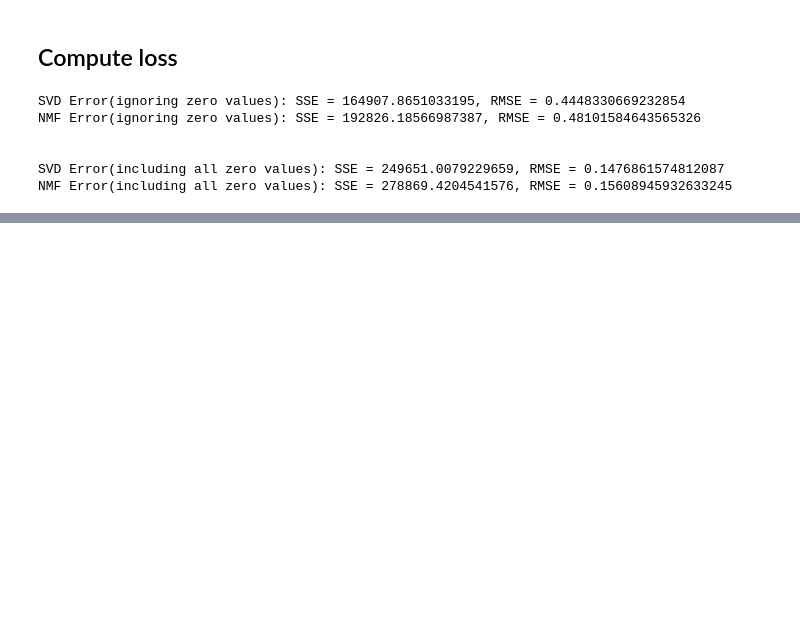
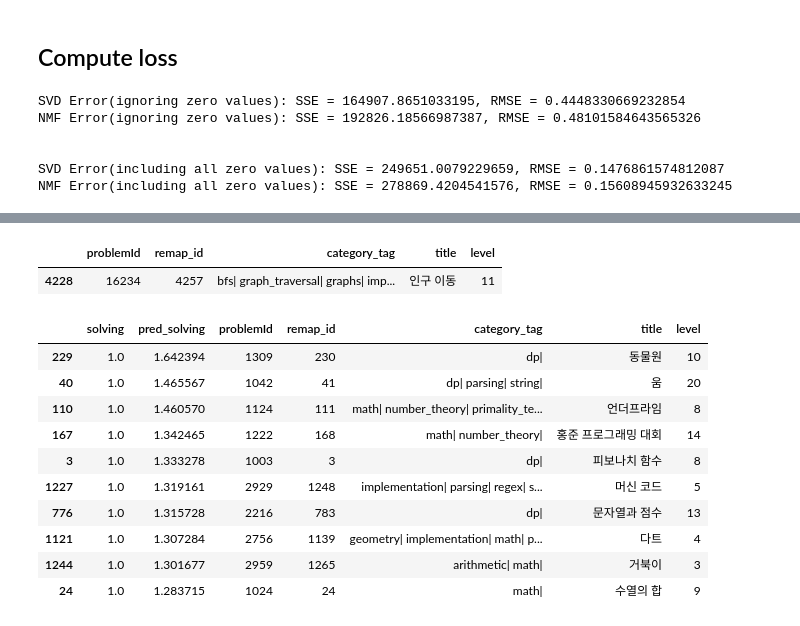
Before and after one commit to vidigummy/Algorithm_Recommendation, a Jupyter notebook: CF/CF.ipynb, the cells around one changed output, grey strips where cells are left out. Saved outputs shown, nothing was run; the diff lists cells and outputs as text; code cells hidden in the pictures; blank space fills up the shorter version.

```diff
--- a/CF/CF.ipynb
+++ b/CF/CF.ipynb
@@ -206,0 +413,5 @@ A_approx_svd = np.dot(np.dot(U, np.diag(Sigma)), VT)
+# %%
+problem_list[problem_list['problemId']==16234]
+# %% [output]
+|  | problemId | remap_id | category_tag | title | level |
+| 4228 | 16234 | 4257 | bfs| graph_traversal| graphs| imp... | 인구 이동 | 11 |
@@ -206,0 +449,14 @@ A_approx_svd = np.dot(np.dot(U, np.diag(Sigma)), VT)
+# %%
+prediction_with_solved.head(10)
+# %% [output]
+|  | solving | pred_solving | problemId | remap_id | category_tag | title | level |
+| 229 | 1.0 | 1.642394 | 1309 | 230 | dp| | 동물원 | 10 |
+| 40 | 1.0 | 1.465567 | 1042 | 41 | dp| parsing| string| | 움 | 20 |
+| 110 | 1.0 | 1.460570 | 1124 | 111 | math| number_theory| primality_te... | 언더프라임 | 8 |
+| 167 | 1.0 | 1.342465 | 1222 | 168 | math| number_theory| | 홍준 프로그래밍 대회 | 14 |
+| 3 | 1.0 | 1.333278 | 1003 | 3 | dp| | 피보나치 함수 | 8 |
+| 1227 | 1.0 | 1.319161 | 2929 | 1248 | implementation| parsing| regex| s... | 머신 코드 | 5 |
+| 776 | 1.0 | 1.315728 | 2216 | 783 | dp| | 문자열과 점수 | 13 |
+| 1121 | 1.0 | 1.307284 | 2756 | 1139 | geometry| implementation| math| p... | 다트 | 4 |
+| 1244 | 1.0 | 1.301677 | 2959 | 1265 | arithmetic| math| | 거북이 | 3 |
+| 24 | 1.0 | 1.283715 | 1024 | 24 | math| | 수열의 합 | 9 |
```
Also changed, not shown: parts of 39 cells of this notebook.
